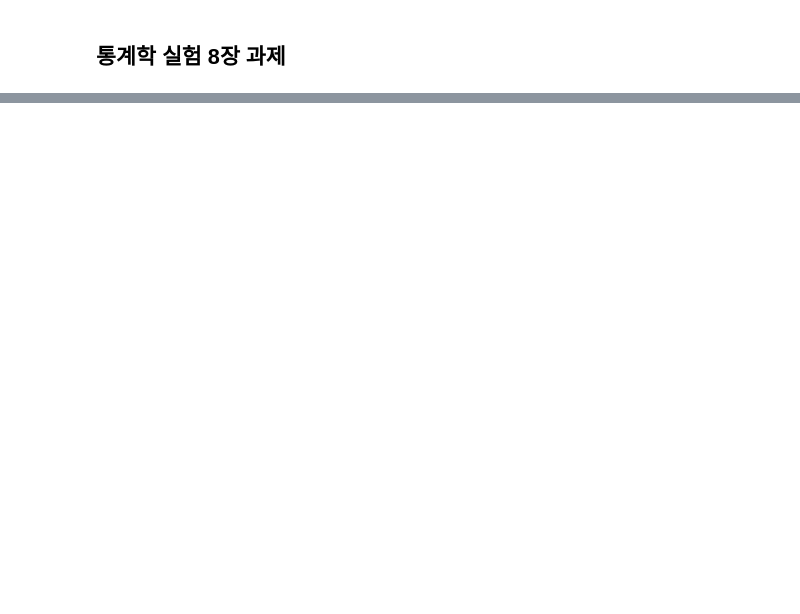
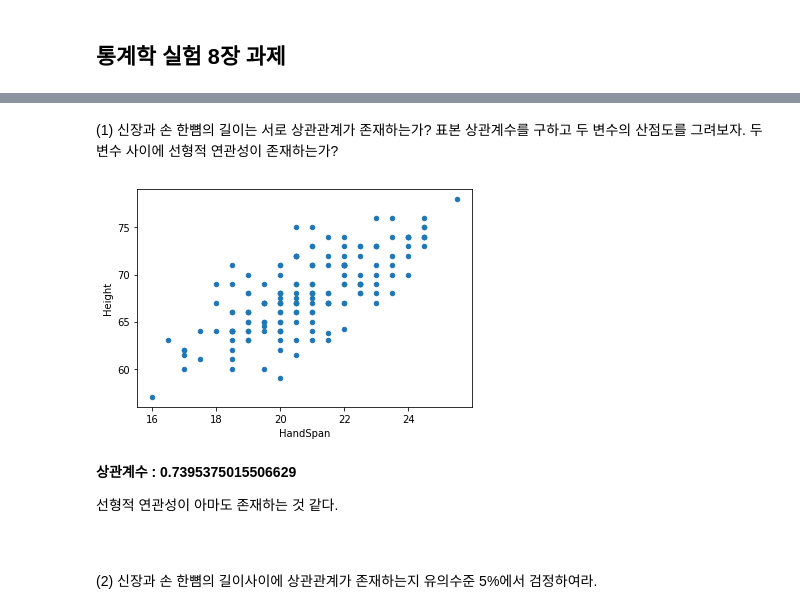
Before and after one commit to simnalamburt/snucse, a Jupyter notebook: 통계학실험/ch08/2013_11392김지현.ipynb, the cells around one changed output, grey strips where cells are left out. Drawn from its saved outputs; the diff is of its cells as text; code cells hidden in the pictures; blank space fills up the shorter version.

```diff
--- a/통계학실험/ch08/2013_11392김지현.ipynb
+++ b/통계학실험/ch08/2013_11392김지현.ipynb
@@ -12,0 +32,23 @@
+# %% [markdown]
+(1) 신장과 손 한뼘의 길이는 서로 상관관계가 존재하는가? 표본 상관계수를 구하고 두 변수의 산점도를 그려보자. 두 변수 사이에 선형적 연관성이 존재하는가?
+# %%
+data.plot.scatter('HandSpan', 'Height', c='#1F77B4', figsize=(6, 4))
+plt.show()
+
+md(rf'''
+**상관계수 : {data.corr().HandSpan.Height}**
+
+선형적 연관성이 아마도 존재하는 것 같다.
+
+&nbsp;
+''')
+# %% [output]
+[figure, added]
+
+**상관계수 : 0.7395375015506629**
+
+선형적 연관성이 아마도 존재하는 것 같다.
+
+&nbsp;
+# %% [markdown]
+(2) 신장과 손 한뼘의 길이사이에 상관관계가 존재하는지 유의수준 5%에서 검정하여라.
```
Also changed, not shown: parts of 32 cells of this notebook.
